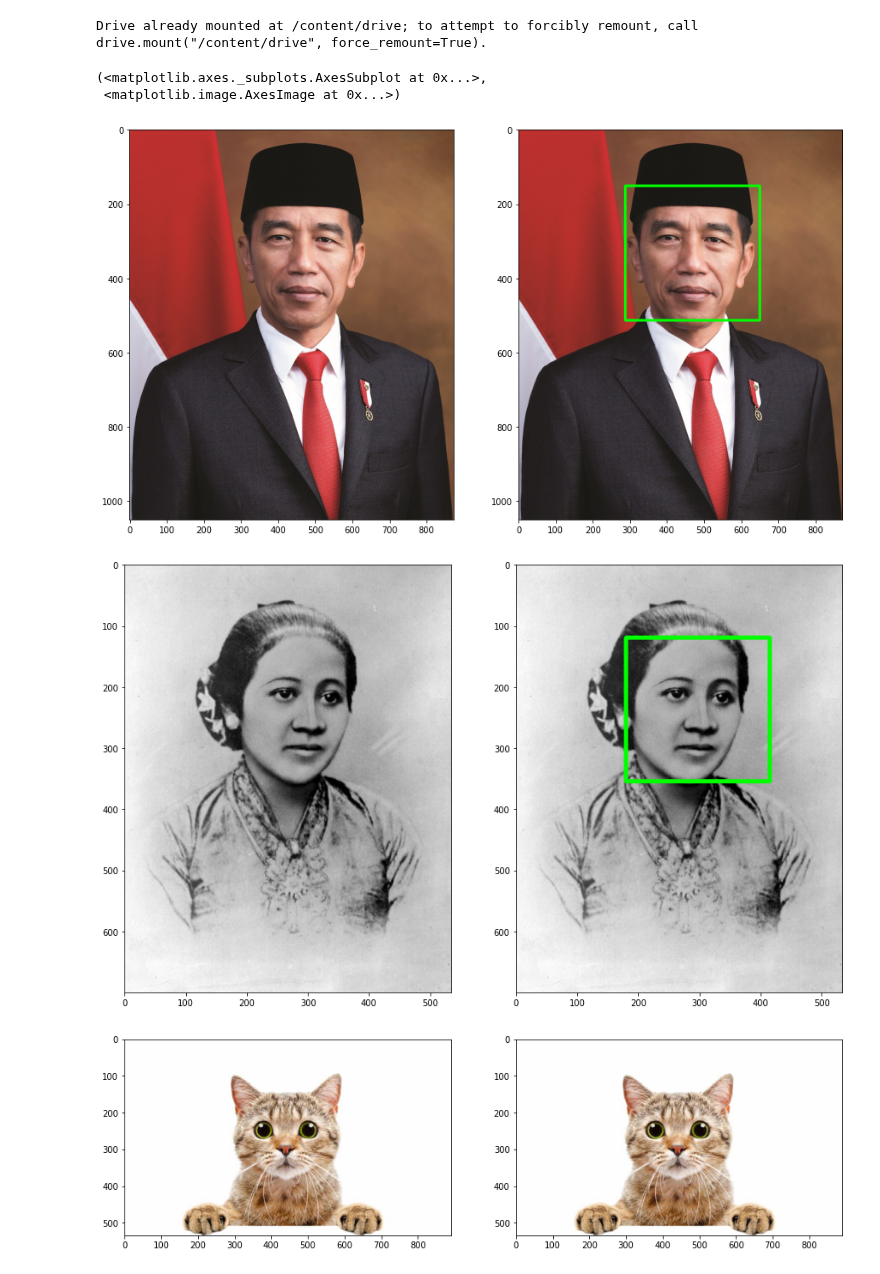
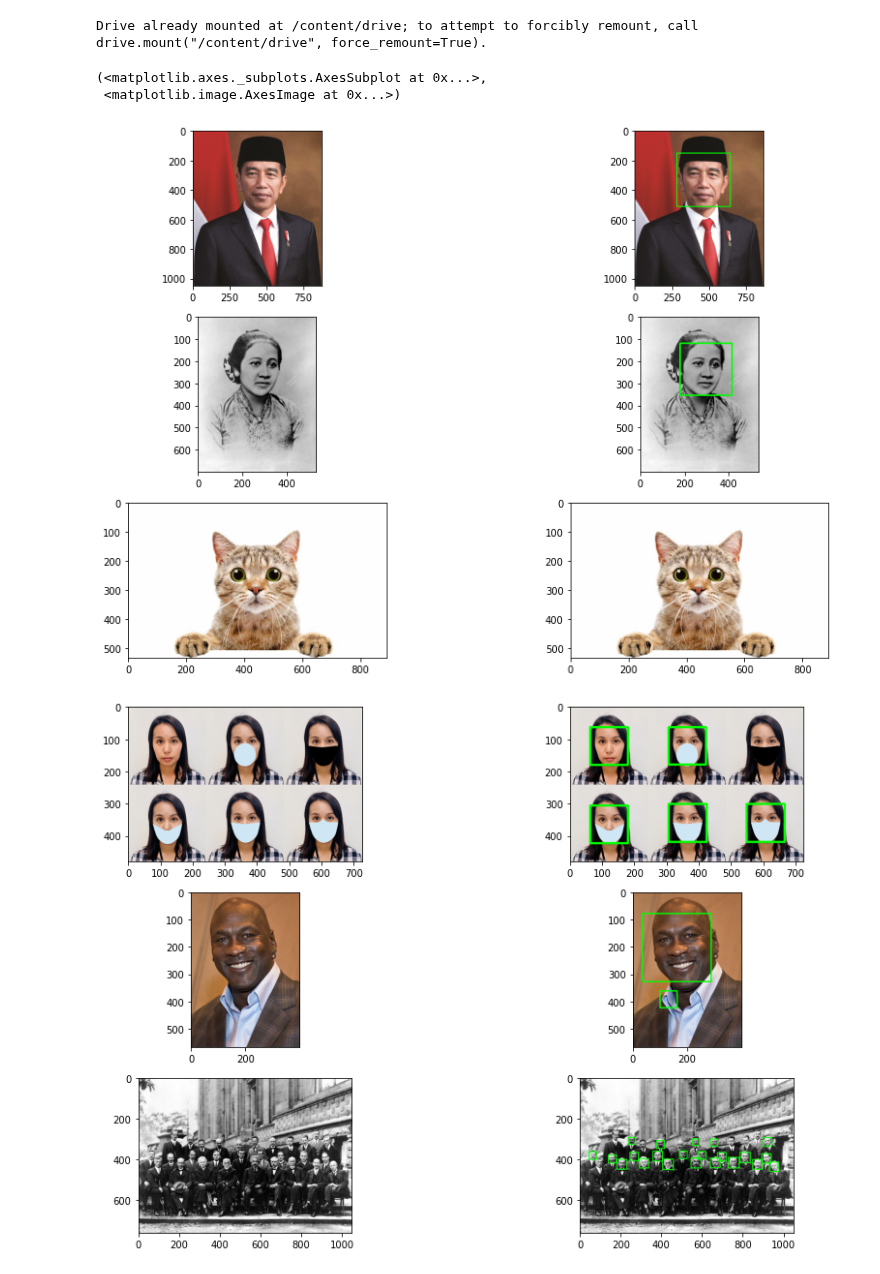
Before and after one commit to mukhammadarifin/PCVK_Genap_2021, a Jupyter notebook: Minggu_12.ipynb, the cells around one changed output. Saved outputs shown, nothing was run; the diff lists cells and outputs as text; code cells hidden in the pictures.

```diff
--- a/Minggu_12.ipynb
+++ b/Minggu_12.ipynb
@@ -57,51 +57,46 @@ for (x,y,w,h) in faces_rects:
 
 
 faces_rects = faceCascade.detectMultiScale(test_image6, scaleFactor = 1.2, minNeighbors = 5);
 for (x,y,w,h) in faces_rects:
      cv2.rectangle(test_image6, (x, y), (x+w, y+h), (0, 255, 0), 5)
 
 
 faces_rects = faceCascade.detectMultiScale(test_image8, scaleFactor = 1.2, minNeighbors = 5);
 for (x,y,w,h) in faces_rects:
      cv2.rectangle(test_image8, (x, y), (x+w, y+h), (0, 255, 0), 5)
 
 
 faces_rects = faceCascade.detectMultiScale(test_image10, scaleFactor = 1.2, minNeighbors = 5);
 for (x,y,w,h) in faces_rects:
      cv2.rectangle(test_image10, (x, y), (x+w, y+h), (0, 255, 0), 3)
 
 
 faces_rects = faceCascade.detectMultiScale(test_image12, scaleFactor = 1.2, minNeighbors = 5);
 for (x,y,w,h) in faces_rects:
      cv2.rectangle(test_image12, (x, y), (x+w, y+h), (0, 255, 0), 3)
 
 
-f, axarr = plt. subplots(1,2,figsize=(15,10))
-plt.subplot(121),plt.imshow(convertToRGB(test_image2))
-plt.subplot(122),plt.imshow(convertToRGB(test_image1))
+f, axarr = plt. subplots(6,2,figsize=(15,10))
+plt.subplot(321),plt.imshow(convertToRGB(test_image2))
+plt.subplot(322),plt.imshow(convertToRGB(test_image1))
 
-f, axarr = plt. subplots(1,2,figsize=(15,10))
-plt.subplot(121),plt.imshow(convertToRGB(test_image3))
-plt.subplot(122),plt.imshow(convertToRGB(test_image4))
+plt.subplot(323),plt.imshow(convertToRGB(test_image3))
+plt.subplot(324),plt.imshow(convertToRGB(test_image4))
 
-f, axarr = plt. subplots(1,2,figsize=(15,10))
-plt.subplot(121),plt.imshow(convertToRGB(test_image5))
-plt.subplot(122),plt.imshow(convertToRGB(test_image6))
+plt.subplot(325),plt.imshow(convertToRGB(test_image5))
+plt.subplot(326),plt.imshow(convertToRGB(test_image6))
 
-f, axarr = plt. subplots(1,2,figsize=(15,10))
-plt.subplot(121),plt.imshow(convertToRGB(test_image7))
-plt.subplot(122),plt.imshow(convertToRGB(test_image8))
+f, axarr = plt. subplots(6,2,figsize=(15,10))
+plt.subplot(321),plt.imshow(convertToRGB(test_image7))
+plt.subplot(322),plt.imshow(convertToRGB(test_image8))
 
-f, axarr = plt. subplots(1,2,figsize=(15,10))
-plt.subplot(121),plt.imshow(convertToRGB(test_image9))
-plt.subplot(122),plt.imshow(convertToRGB(test_image10))
+plt.subplot(323),plt.imshow(convertToRGB(test_image9))
+plt.subplot(324),plt.imshow(convertToRGB(test_image10))
 
-f, axarr = plt. subplots(1,2,figsize=(15,10))
-plt.subplot(121),plt.imshow(convertToRGB(test_image11))
-plt.subplot(122),plt.imshow(convertToRGB(test_image12))
+plt.subplot(325),plt.imshow(convertToRGB(test_image11))
+plt.subplot(326),plt.imshow(convertToRGB(test_image12))
 # %% [output]
 (<matplotlib.axes._subplots.AxesSubplot at 0x...>,
  <matplotlib.image.AxesImage at 0x...>)
-[figure, old version]
+[figure, new version]
-[figure, old version]
+[figure, new version]
-[figure, removed]
```
Also changed, not shown: parts of 1 cell of this notebook.
